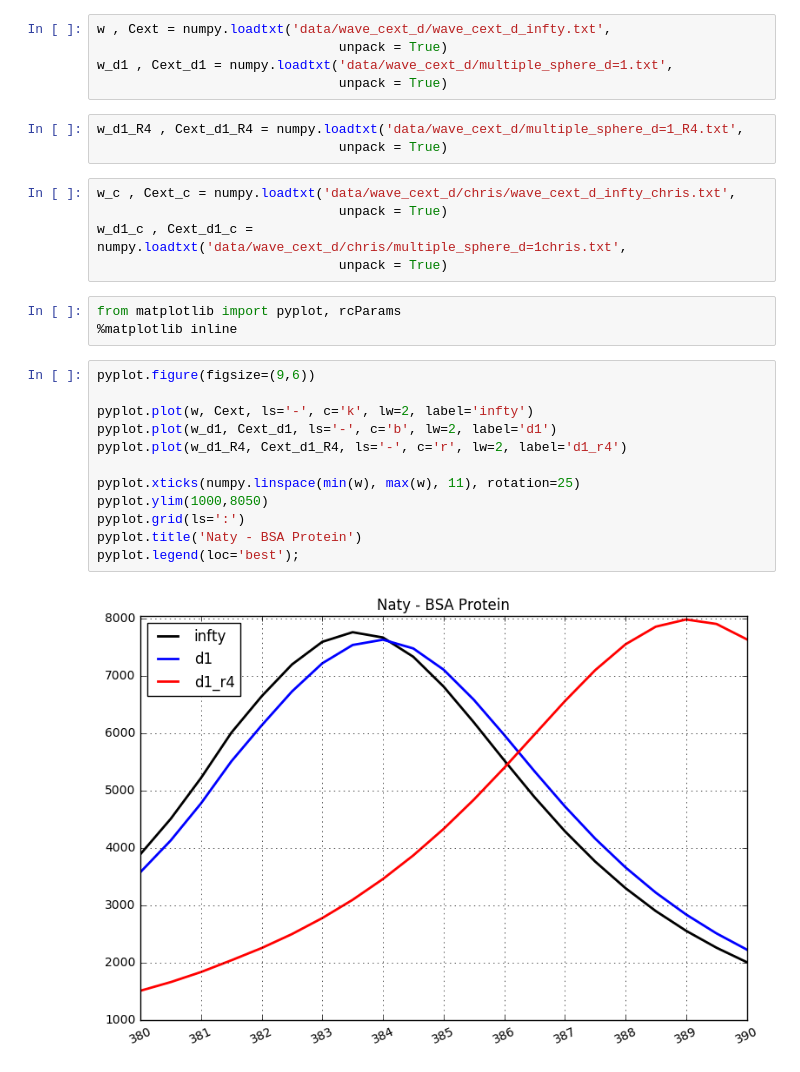
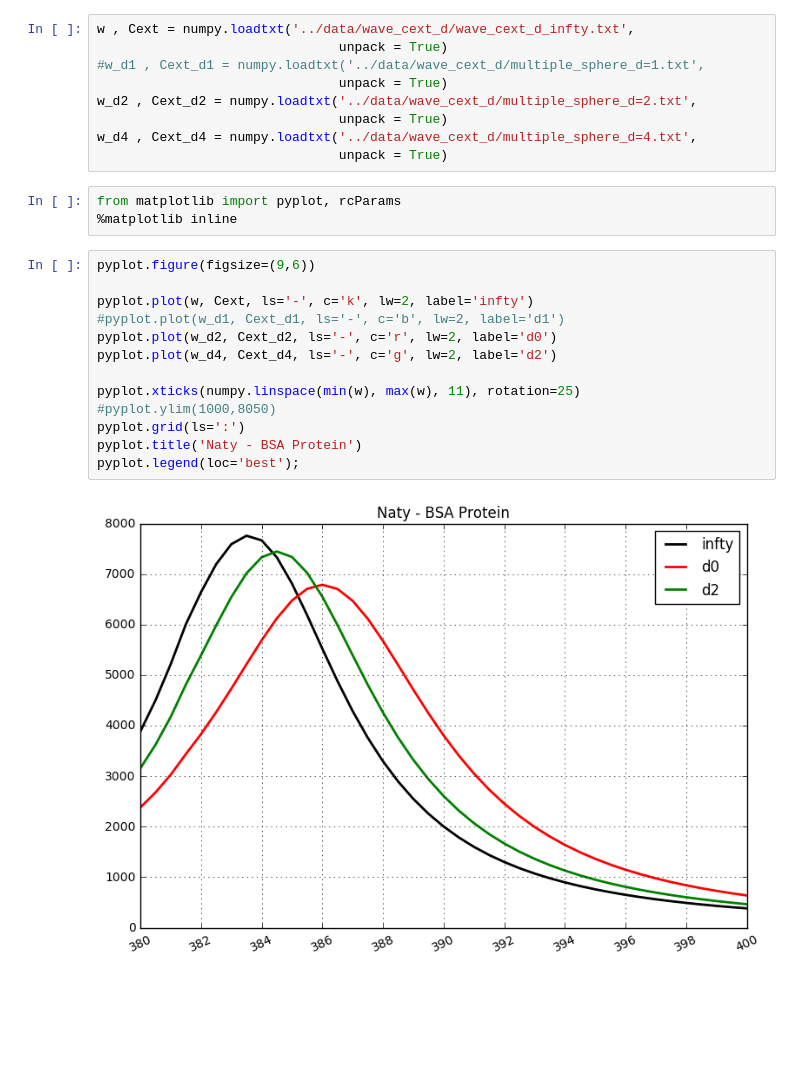
Before and after one commit to barbagroup/pygbe_lspr, a Jupyter notebook: analysis_notebooks/Cext_wave_distance.ipynb, the cells around one changed output. Cells and saved outputs as stored; diff of their text form; blank space fills up the shorter version.

```diff
--- a/analysis_notebooks/Cext_wave_distance.ipynb
+++ b/analysis_notebooks/Cext_wave_distance.ipynb
@@ -1,32 +1,29 @@
 # %%
 import numpy
 # %%
-w , Cext = numpy.loadtxt('data/wave_cext_d/wave_cext_d_infty.txt',
+w , Cext = numpy.loadtxt('../data/wave_cext_d/wave_cext_d_infty.txt',
                                unpack = True)
-w_d1 , Cext_d1 = numpy.loadtxt('data/wave_cext_d/multiple_sphere_d=1.txt',
+#w_d1 , Cext_d1 = numpy.loadtxt('../data/wave_cext_d/multiple_sphere_d=1.txt',
                                unpack = True)
+w_d2 , Cext_d2 = numpy.loadtxt('../data/wave_cext_d/multiple_sphere_d=2.txt',
+                               unpack = True)
+w_d4 , Cext_d4 = numpy.loadtxt('../data/wave_cext_d/multiple_sphere_d=4.txt',
+                               unpack = True)
-# %%
-w_d1_R4 , Cext_d1_R4 = numpy.loadtxt('data/wave_cext_d/multiple_sphere_d=1_R4.txt',
-                               unpack = True)
-# %%
-w_c , Cext_c = numpy.loadtxt('data/wave_cext_d/chris/wave_cext_d_infty_chris.txt',
-                               unpack = True)
-w_d1_c , Cext_d1_c = numpy.loadtxt('data/wave_cext_d/chris/multiple_sphere_d=1chris.txt',
-                               unpack = True)
 # %%
 from matplotlib import pyplot, rcParams
 %matplotlib inline
 # %%
 pyplot.figure(figsize=(9,6))
 
 pyplot.plot(w, Cext, ls='-', c='k', lw=2, label='infty')
-pyplot.plot(w_d1, Cext_d1, ls='-', c='b', lw=2, label='d1')
-pyplot.plot(w_d1_R4, Cext_d1_R4, ls='-', c='r', lw=2, label='d1_r4')
+#pyplot.plot(w_d1, Cext_d1, ls='-', c='b', lw=2, label='d1')
+pyplot.plot(w_d2, Cext_d2, ls='-', c='r', lw=2, label='d0')
+pyplot.plot(w_d4, Cext_d4, ls='-', c='g', lw=2, label='d2')
 
 pyplot.xticks(numpy.linspace(min(w), max(w), 11), rotation=25)
-pyplot.ylim(1000,8050)
+#pyplot.ylim(1000,8050)
 pyplot.grid(ls=':')
 pyplot.title('Naty - BSA Protein')
 pyplot.legend(loc='best');
 # %% [output]
-[figure, old version]
+[figure, new version]
```
Also changed, not shown: parts of 1 cell of this notebook.
